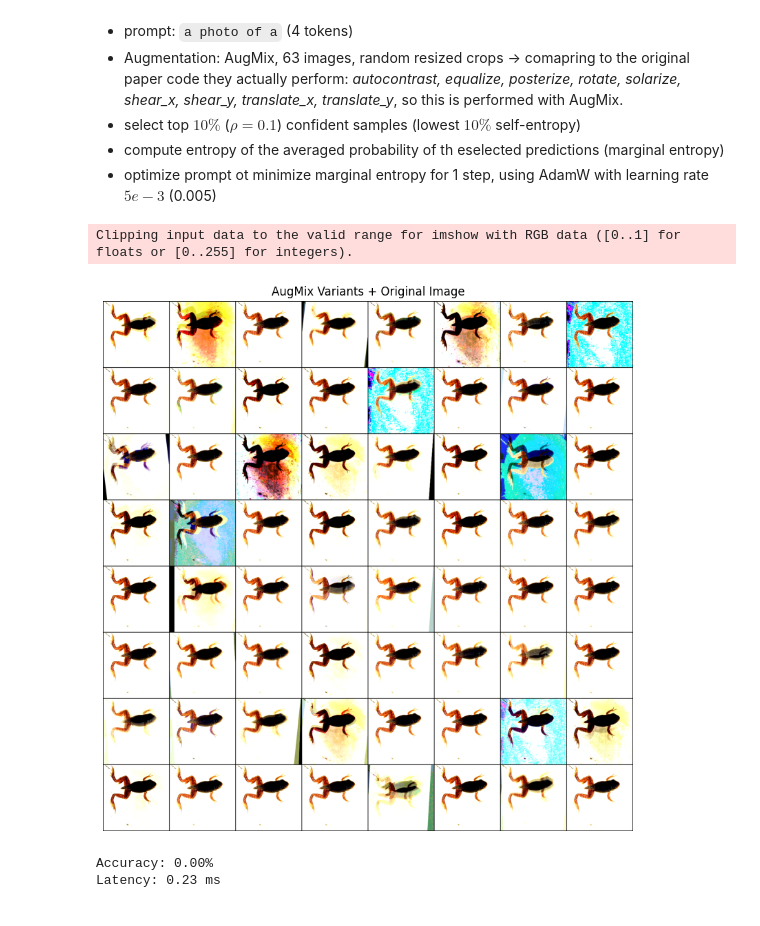
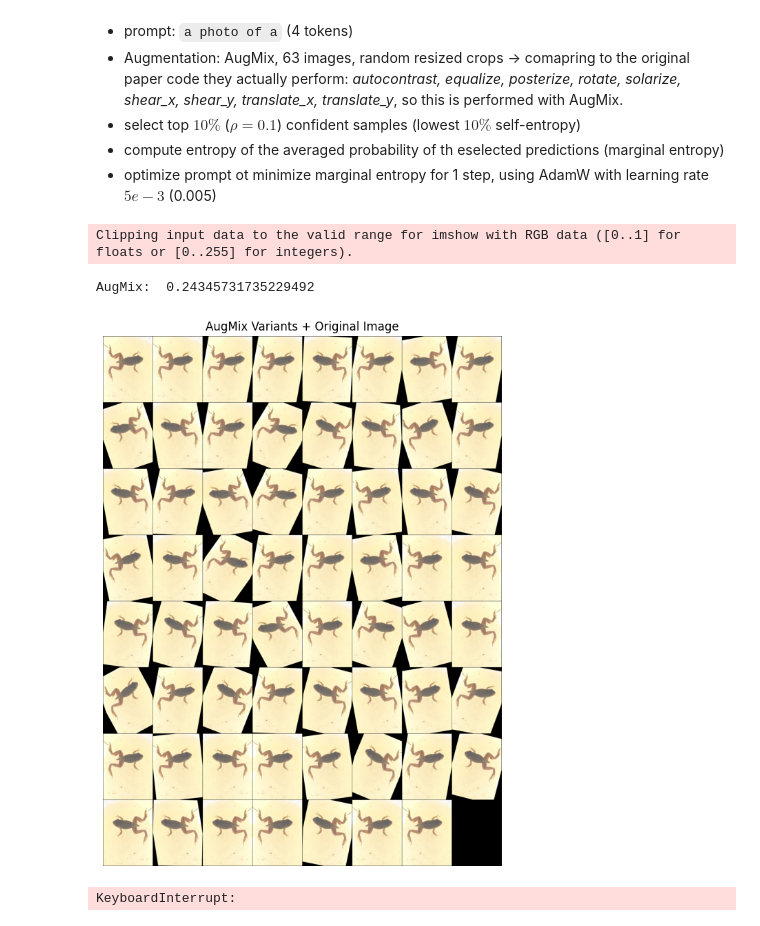
Before and after one commit to sa1g/deep-learning-unitn, a Jupyter notebook: baseline_ettore.ipynb, the cells around one changed output. Saved outputs shown, nothing was run; the diff lists cells and outputs as text; code cells hidden in the pictures.

Commit message:
using custom augmix

```diff
--- a/baseline_ettore.ipynb
+++ b/baseline_ettore.ipynb
@@ -249,12 +456,35 @@ def ResnetA(
 
 Here we will use the ViT-B/32 model from HuggingFace. The dataset will be created passing the transform given by the CLIP model. The dataloader will be straight forward.
 # %%
-model, model_transform = clip.load("ViT-B/32", device=device)
+import torch.nn as nn
+import kornia
+import kornia.augmentation as K
+
+model, _ = clip.load("ViT-B/32", device=device)
+
+# Compose(
+#     Resize(size=224, interpolation=bicubic, max_size=None, antialias=True)
+#     CenterCrop(size=(224, 224))
+#     <function _convert_image_to_rgb at 0x7ecebd065d80>
+#     ToTensor()
+#     Normalize(mean=(0.48145466, 0.4578275, 0.40821073), std=(0.26862954, 0.26130258, 0.27577711))
+# )
+
+model_transform = nn.Sequential(
+    K.Resize(size=(224, 224), align_corners=False, antialias=True),
+    K.CenterCrop(size=(224, 224)),
+    kornia.enhance.Normalize(
+        mean=torch.tensor([0.48145466, 0.4578275, 0.40821073]),
+        std=torch.tensor([0.26862954, 0.26130258, 0.27577711]),
+    ),
+)
+
 
 model.eval()
 
 dataloader, dataset = ResnetA(
     model_transform=model_transform,
+    custom_transform=AugMixKornia(severity=3, device=device, all_ops=True),
     root_dir="datasets/imagenet-a",
-    num_workers=4,
+    num_workers=0,
 )
@@ -322,24 +608,27 @@ dataloader, dataset = ResnetA(
 # %%
 import torch
 import matplotlib.pyplot as plt
 from torchvision.utils import make_grid
 
 images = dataset[666][0]
+
+images.shape
 
 # Create a grid — 8x8 layout by default (you can change nrow)
 grid = make_grid(images, nrow=8, padding=2)
 
 grid_np = grid.permute(1, 2, 0).cpu().numpy()
 
 # Plot
 plt.figure(figsize=(10, 10))
 plt.imshow(grid_np)
 plt.axis("off")
 plt.title("AugMix Variants + Original Image")
 plt.show()
 # %% [output]
 Clipping input data to the valid range for imshow with RGB data ([0..1] for floats or [0..255] for integers).
+AugMix:  0.24345731735229492
-[figure, old version]
+[figure, new version]
 # %%
 correct = 0
 
@@ -351,24 +640,27 @@ prompt = torch.cat(
 start = time.time()
 
 logit_scale = torch.Tensor(torch.ones([]) * np.log(1 / 0.07)).exp()
+i = 0
+for image, label in tqdm(dataloader):
+    pass
+    # image = image.to(device)
+    # label = label.to(device)
 
-for image, label in tqdm(dataloader):
-    image = image.to(device)
-    label = label.to(device)
+    # with torch.no_grad():
+    #     text_features = model.encode_text(prompt)
+    #     image_features = model.encode_image(image)
 
-    with torch.no_grad():
-        text_features = model.encode_text(prompt)
-        image_features = model.encode_image(image)
+    #     image_features = image_features / image_features.norm(dim=1, keepdim=True)
+    #     text_features = text_features / text_features.norm(dim=1, keepdim=True)
 
-        image_features = image_features / image_features.norm(dim=1, keepdim=True)
-        text_features = text_features / text_features.norm(dim=1, keepdim=True)
+    #     # cosine similarity as logits
+    #     # https://discuss.pytorch.org/t/difference-between-tensor-t-and-tensor-t/165640/7
+    #     logits_per_image = logit_scale * image_features @ text_features.t()
+    #     logits_per_text = logits_per_image.t()
 
-        # cosine similarity as logits
-        # https://discuss.pytorch.org/t/difference-between-tensor-t-and-tensor-t/165640/7
-        logits_per_image = logit_scale * image_features @ text_features.t()
-        logits_per_text = logits_per_image.t()
+    # if i == 100:
+    #     break
 
-        break
 
 # def select_confident_samples(logits, top):
 #     batch_entropy = -(logits.softmax(1) * logits.log_softmax(1)).sum(1)
@@ -382,5 +674,4 @@ latency = (end - start) / len(dataset)
 print(f"Accuracy: {accuracy * 100:.2f}%")
 print(f"Latency: {latency * 1000:.2f} ms")
 # %% [output]
-Accuracy: 0.00%
-Latency: 0.23 ms
+KeyboardInterrupt:
```
Also changed, not shown: parts of 9 cells of this notebook.
